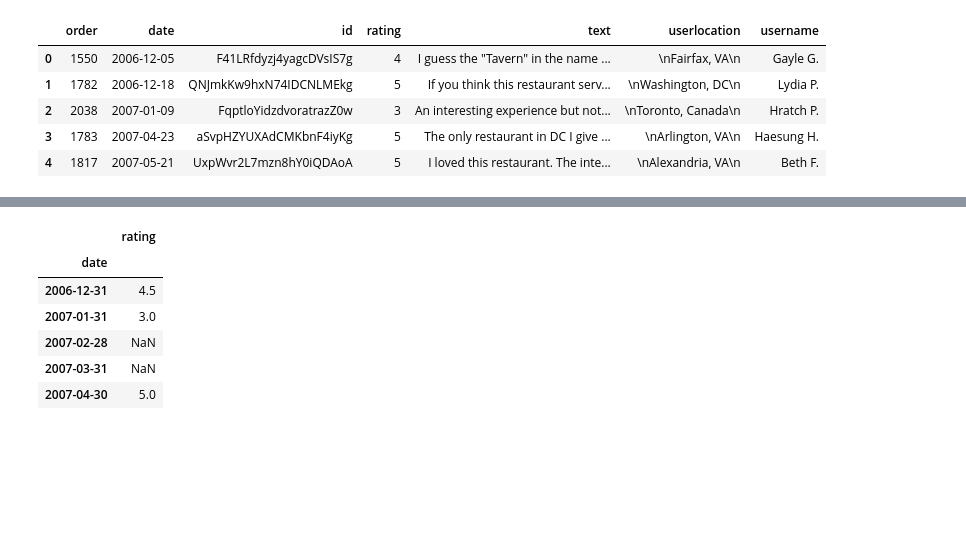
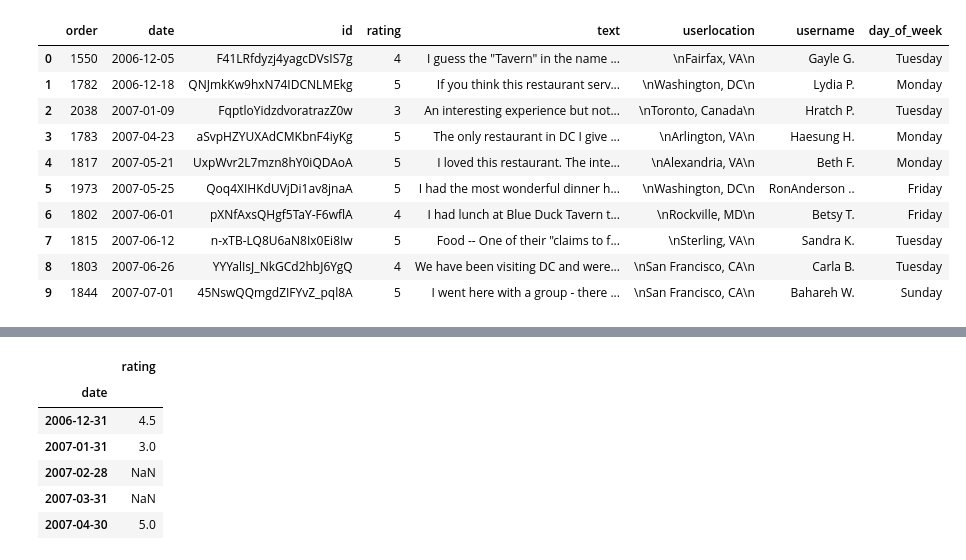
Before and after one commit to Gryazzz/Review, a Jupyter notebook: Analysis.ipynb, the cells around one changed output, grey strips where cells are left out. Cells and saved outputs as stored; diff of their text form; code cells hidden in the pictures; blank space fills up the shorter version.

```diff
--- a/Analysis.ipynb
+++ b/Analysis.ipynb
@@ -13,14 +14,20 @@ yelp = db.yelp
 # %%
 # grab from mongo, sort by date, rename index to 'order' of appearance
 df = pd.DataFrame(list(yelp.find()))
 df = df.drop('_id', 1)
 df = df.sort_values('date').reset_index()
 df.columns = ['order' if x=='index' else x for x in df.columns]
-df.head()
+df['day_of_week'] = df['date'].dt.weekday_name
+df.head(10)
 # %% [output]
-|  | order | date | id | rating | text | userlocation | username |
-| 0 | 1550 | 2006-12-05 | F41LRfdyzj4yagcDVsIS7g | 4 | I guess the "Tavern" in the name ... | \nFairfax, VA\n | Gayle G. |
-| 1 | 1782 | 2006-12-18 | QNJmkKw9hxN74IDCNLMEkg | 5 | If you think this restaurant serv... | \nWashington, DC\n | Lydia P. |
-| 2 | 2038 | 2007-01-09 | FqptloYidzdvoratrazZ0w | 3 | An interesting experience but not... | \nToronto, Canada\n | Hratch P. |
-| 3 | 1783 | 2007-04-23 | aSvpHZYUXAdCMKbnF4iyKg | 5 | The only restaurant in DC I give ... | \nArlington, VA\n | Haesung H. |
-| 4 | 1817 | 2007-05-21 | UxpWvr2L7mzn8hY0iQDAoA | 5 | I loved this restaurant. The inte... | \nAlexandria, VA\n | Beth F. |
+|  | order | date | id | rating | text | userlocation | username | day_of_week |
+| 0 | 1550 | 2006-12-05 | F41LRfdyzj4yagcDVsIS7g | 4 | I guess the "Tavern" in the name ... | \nFairfax, VA\n | Gayle G. | Tuesday |
+| 1 | 1782 | 2006-12-18 | QNJmkKw9hxN74IDCNLMEkg | 5 | If you think this restaurant serv... | \nWashington, DC\n | Lydia P. | Monday |
+| 2 | 2038 | 2007-01-09 | FqptloYidzdvoratrazZ0w | 3 | An interesting experience but not... | \nToronto, Canada\n | Hratch P. | Tuesday |
+| 3 | 1783 | 2007-04-23 | aSvpHZYUXAdCMKbnF4iyKg | 5 | The only restaurant in DC I give ... | \nArlington, VA\n | Haesung H. | Monday |
+| 4 | 1817 | 2007-05-21 | UxpWvr2L7mzn8hY0iQDAoA | 5 | I loved this restaurant. The inte... | \nAlexandria, VA\n | Beth F. | Monday |
+| 5 | 1973 | 2007-05-25 | Qoq4XIHKdUVjDi1av8jnaA | 5 | I had the most wonderful dinner h... | \nWashington, DC\n | RonAnderson .. | Friday |
+| 6 | 1802 | 2007-06-01 | pXNfAxsQHgf5TaY-F6wflA | 4 | I had lunch at Blue Duck Tavern t... | \nRockville, MD\n | Betsy T. | Friday |
+| 7 | 1815 | 2007-06-12 | n-xTB-LQ8U6aN8Ix0Ei8Iw | 5 | Food -- One of their "claims to f... | \nSterling, VA\n | Sandra K. | Tuesday |
+| 8 | 1803 | 2007-06-26 | YYYalIsJ_NkGCd2hbJ6YgQ | 4 | We have been visiting DC and were... | \nSan Francisco, CA\n | Carla B. | Tuesday |
+| 9 | 1844 | 2007-07-01 | 45NswQQmgdZIFYvZ_pql8A | 5 | I went here with a group - there ... | \nSan Francisco, CA\n | Bahareh W. | Sunday |
```
Also changed, not shown: parts of 7 cells of this notebook.
